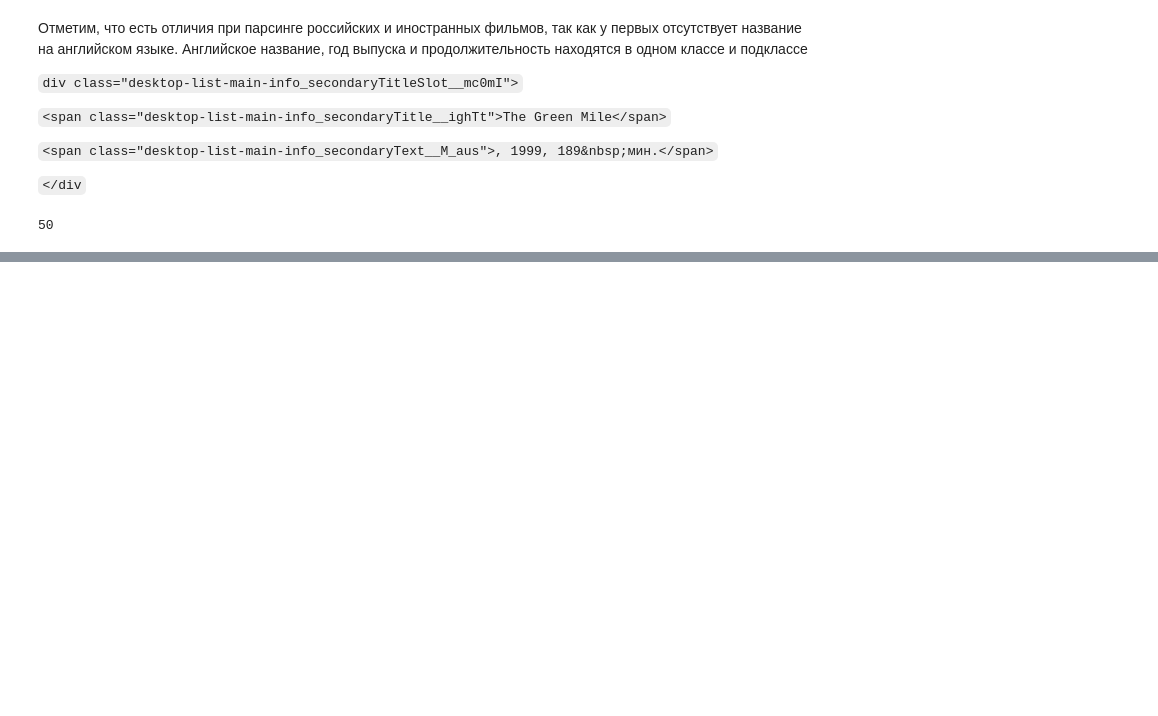
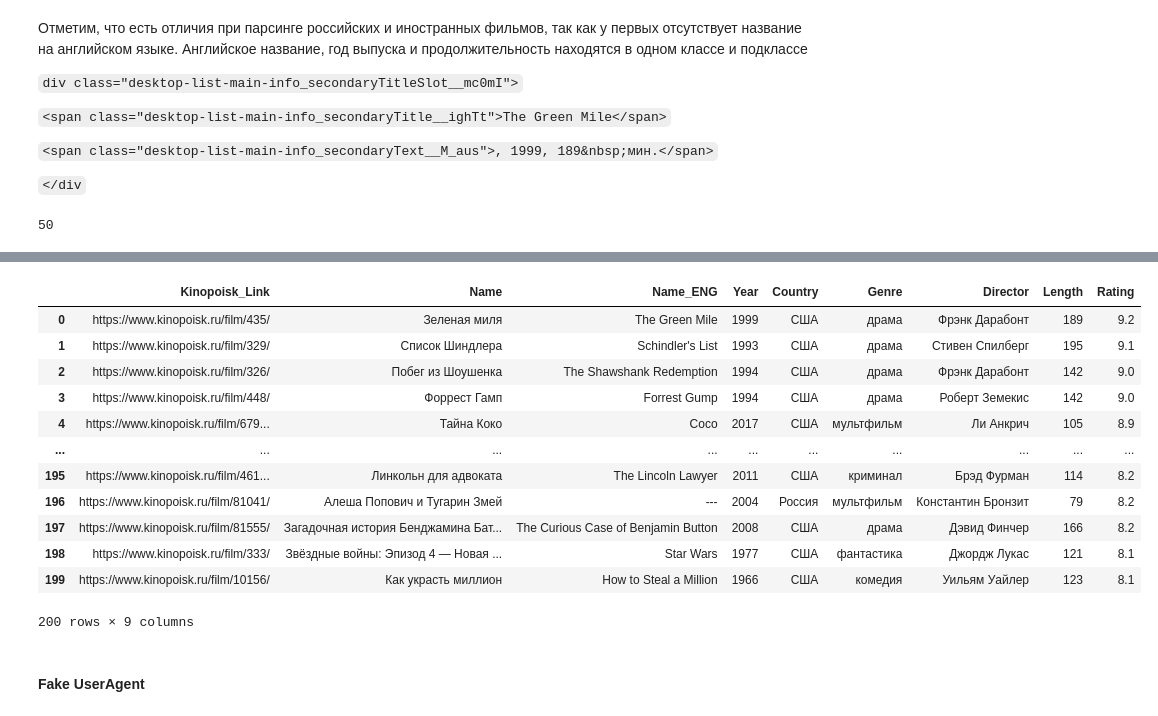
Before and after one commit to natalia-sd/web-scraping, a Jupyter notebook: kinopoisk250/Kinopoisk250_scraping.ipynb, the cells around one changed output, grey strips where cells are left out. Saved outputs shown, nothing was run; the diff lists cells and outputs as text; code cells hidden in the pictures; blank space fills up the shorter version.

```diff
--- a/kinopoisk250/Kinopoisk250_scraping.ipynb
+++ b/kinopoisk250/Kinopoisk250_scraping.ipynb
@@ -234,0 +284,23 @@ driver.quit()
+# %%
+def check_captcha(browser, url, page_soup):
+
+    if 'captcha' in url or page_soup.find('span', class_='Text_typography_body-long-m'):
+        print("Captcha's here!!!!")
+        box_1 = browser.find_element_by_xpath('//input[@type="submit"]')
+        box_1.click()
+        time.sleep(60)
+
+        while 'captcha' in browser.current_url:
+            pass
+
+    return browser.current_url
+# %%
+link = []
+name = []
+name_eng = []
+rating = []
+director = []
+country = []
+genre = []
+year = []
+minutes_time = []
@@ -234,0 +404,20 @@ driver.quit()
+# %%
+data = pd.DataFrame(data)
+# %%
+data
+# %% [output]
+|  | Kinopoisk_Link | Name | Name_ENG | Year | Country | Genre | Director | Length | Rating |
+| 0 | https://www.kinopoisk.ru/film/435/ | Зеленая миля | The Green Mile | 1999 | США | драма | Фрэнк Дарабонт | 189 | 9.2 |
+| 1 | https://www.kinopoisk.ru/film/329/ | Список Шиндлера | Schindler's List | 1993 | США | драма | Стивен Спилберг | 195 | 9.1 |
+| 2 | https://www.kinopoisk.ru/film/326/ | Побег из Шоушенка | The Shawshank Redemption | 1994 | США | драма | Фрэнк Дарабонт | 142 | 9.0 |
+| 3 | https://www.kinopoisk.ru/film/448/ | Форрест Гамп | Forrest Gump | 1994 | США | драма | Роберт Земекис | 142 | 9.0 |
+| 4 | https://www.kinopoisk.ru/film/679... | Тайна Коко | Coco | 2017 | США | мультфильм | Ли Анкрич | 105 | 8.9 |
+| ... | ... | ... | ... | ... | ... | ... | ... | ... | ... |
+| 195 | https://www.kinopoisk.ru/film/461... | Линкольн для адвоката | The Lincoln Lawyer | 2011 | США | криминал | Брэд Фурман | 114 | 8.2 |
+| 196 | https://www.kinopoisk.ru/film/81041/ | Алеша Попович и Тугарин Змей | --- | 2004 | Россия | мультфильм | Константин Бронзит | 79 | 8.2 |
+| 197 | https://www.kinopoisk.ru/film/81555/ | Загадочная история Бенджамина Бат... | The Curious Case of Benjamin Button | 2008 | США | драма | Дэвид Финчер | 166 | 8.2 |
+| 198 | https://www.kinopoisk.ru/film/333/ | Звёздные войны: Эпизод 4 — Новая ... | Star Wars | 1977 | США | фантастика | Джордж Лукас | 121 | 8.1 |
+| 199 | https://www.kinopoisk.ru/film/10156/ | Как украсть миллион | How to Steal a Million | 1966 | США | комедия | Уильям Уайлер | 123 | 8.1 |
+200 rows × 9 columns
+# %% [markdown]
+#### Fake UserAgent
```
Also changed, not shown: parts of 28 cells of this notebook, 1 other file.
